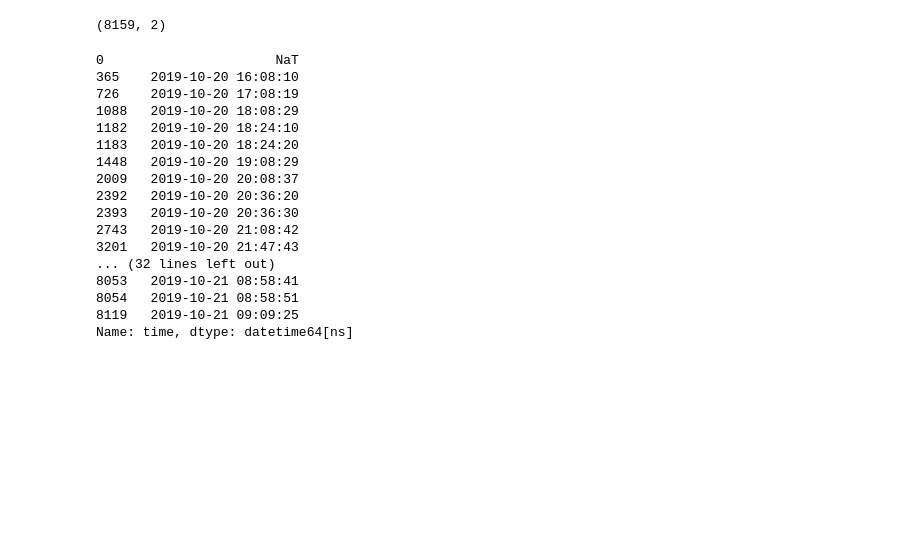
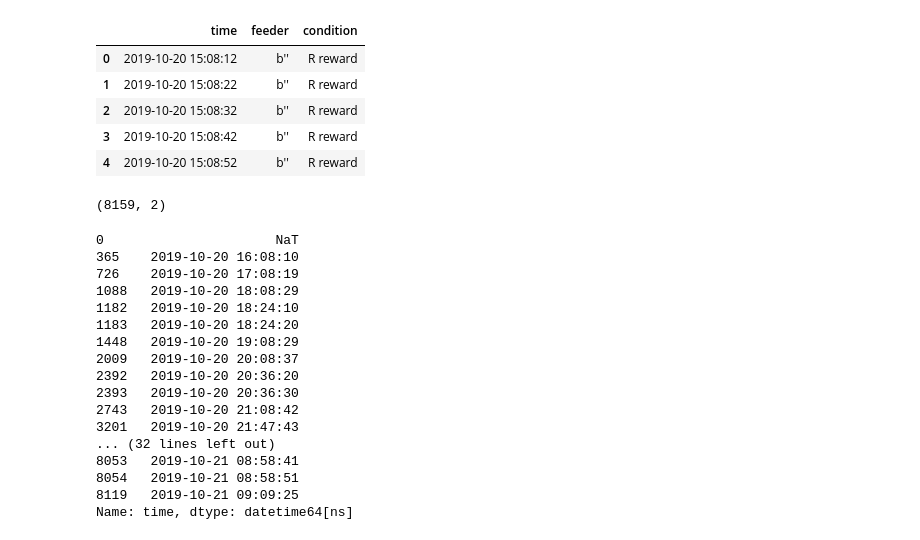
Before and after one commit to goninaa/feeders, a Jupyter notebook: feeders analysis/Goni_feeder_signal_v3.ipynb, the cells around one changed output. Drawn from its saved outputs; the diff is of its cells as text; code cells hidden in the pictures; blank space fills up the shorter version.

```diff
--- a/feeders analysis/Goni_feeder_signal_v3.ipynb
+++ b/feeders analysis/Goni_feeder_signal_v3.ipynb
@@ -19,6 +19,15 @@ df.index = pd.to_datetime(df['time'])
 df.drop(['time'], axis=1, inplace=True)
 # %%
 df_no_idx = df.reset_index()
+# %%
+df_no_idx.head()
+# %% [output]
+|  | time | feeder | condition |
+| 0 | 2019-10-20 15:08:12 | b'' | R reward |
+| 1 | 2019-10-20 15:08:22 | b'' | R reward |
+| 2 | 2019-10-20 15:08:32 | b'' | R reward |
+| 3 | 2019-10-20 15:08:42 | b'' | R reward |
+| 4 | 2019-10-20 15:08:52 | b'' | R reward |
 # %%
 df.shift().shape
 # %% [output]
```
Also changed, not shown: parts of 6 cells of this notebook, 15 other files.
